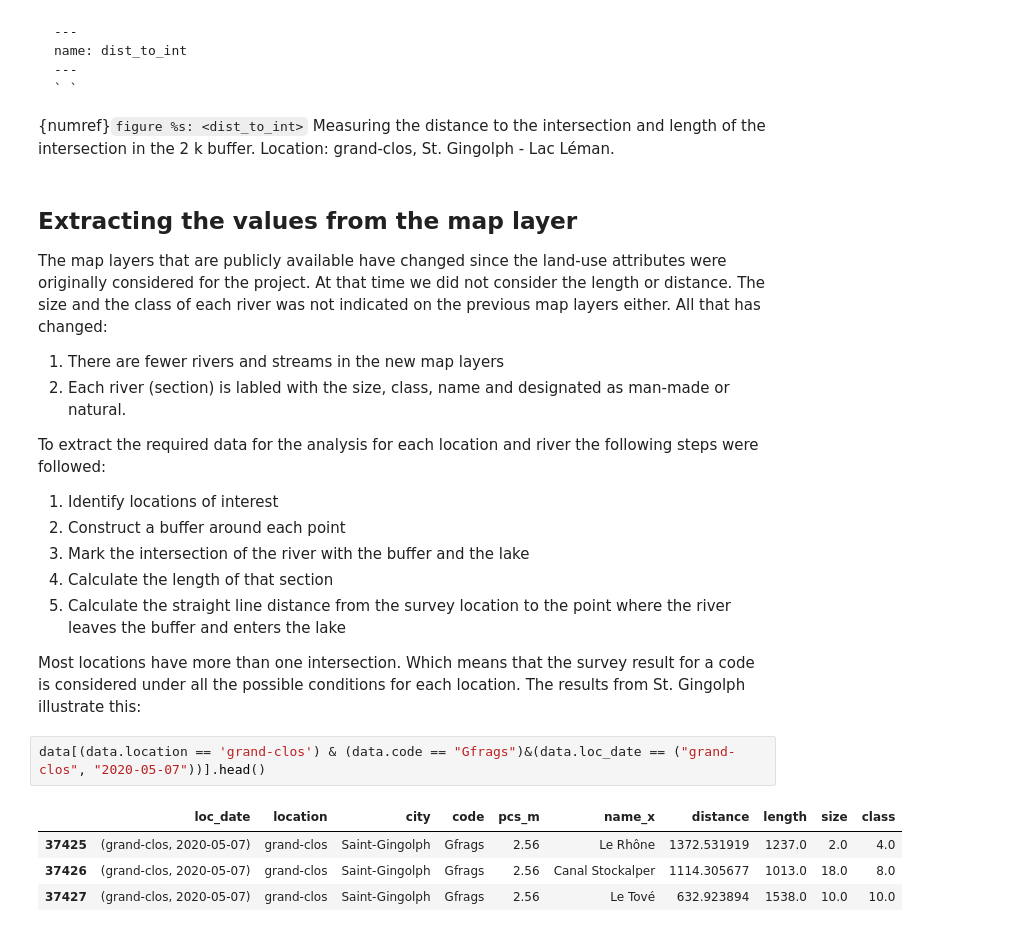
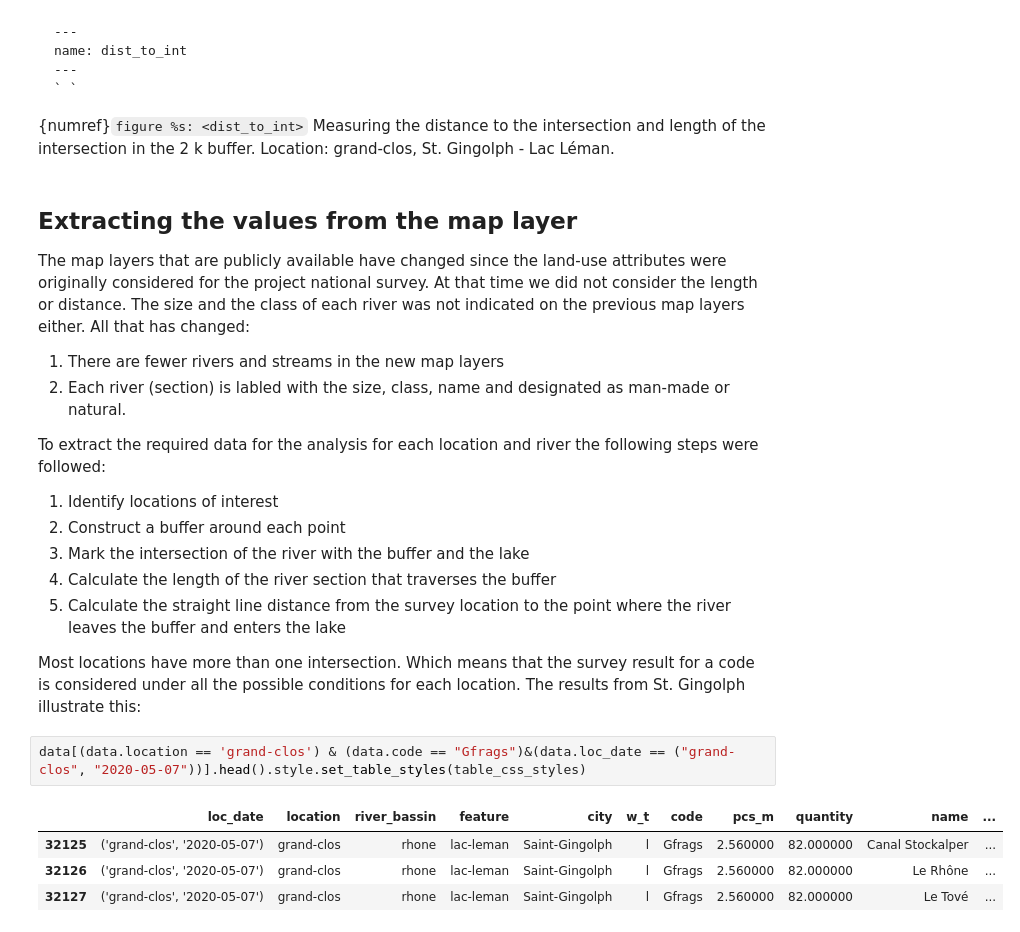
Before and after one commit to hammerdirt-analyst/landuse, a Jupyter notebook: consider_distance_to_river.ipynb, the cells around one changed output. Cells and saved outputs as stored; diff of their text form.

```diff
--- a/consider_distance_to_river.ipynb
+++ b/consider_distance_to_river.ipynb
@@ -338,7 +265,7 @@ name: dist_to_int
 # %% [markdown]
 ## Extracting the values from the map layer
 
-The map layers that are publicly available have changed since the land-use attributes were originally considered for the project. At that time we did not consider the length or distance. The size and the class of each river was not indicated on the previous map layers either. All that has changed:
+The map layers that are publicly available have changed since the land-use attributes were originally considered for the project national survey. At that time we did not consider the length or distance. The size and the class of each river was not indicated on the previous map layers either. All that has changed:
 
 1. There are fewer rivers and streams in the new map layers
 2. Each river (section) is labled with the size, class, name and designated as man-made or natural.
@@ -348,14 +275,14 @@ To extract the required data for the analysis for each location and river the fo
 1. Identify locations of interest
 2. Construct a buffer around each point
 3. Mark the intersection of the river with the buffer and the lake
-4. Calculate the length of that section
+4. Calculate the length of the river section that traverses the buffer
 5. Calculate the straight line distance from the survey location to the point where the river leaves the buffer and enters the lake
 
 Most locations have more than one intersection. Which means that the survey result for a code is considered under all the possible conditions for each location. The results from St. Gingolph illustrate this:
 # %%
-data[(data.location == 'grand-clos') & (data.code == "Gfrags")&(data.loc_date == ("grand-clos", "2020-05-07"))].head()
+data[(data.location == 'grand-clos') & (data.code == "Gfrags")&(data.loc_date == ("grand-clos", "2020-05-07"))].head().style.set_table_styles(table_css_styles)
 # %% [output]
-|  | loc_date | location | city | code | pcs_m | name_x | distance | length | size | class |
-| 37425 | (grand-clos, 2020-05-07) | grand-clos | Saint-Gingolph | Gfrags | 2.56 | Le Rhône | 1372.531919 | 1237.0 | 2.0 | 4.0 |
-| 37426 | (grand-clos, 2020-05-07) | grand-clos | Saint-Gingolph | Gfrags | 2.56 | Canal Stockalper | 1114.305677 | 1013.0 | 18.0 | 8.0 |
-| 37427 | (grand-clos, 2020-05-07) | grand-clos | Saint-Gingolph | Gfrags | 2.56 | Le Tové | 632.923894 | 1538.0 | 10.0 | 10.0 |
+|  | loc_date | location | river_bassin | feature | city | w_t | code | pcs_m | quantity | name | ... |
+| 32125 | ('grand-clos', '2020-05-07') | grand-clos | rhone | lac-leman | Saint-Gingolph | l | Gfrags | 2.560000 | 82.000000 | Canal Stockalper | ... |
+| 32126 | ('grand-clos', '2020-05-07') | grand-clos | rhone | lac-leman | Saint-Gingolph | l | Gfrags | 2.560000 | 82.000000 | Le Rhône | ... |
+| 32127 | ('grand-clos', '2020-05-07') | grand-clos | rhone | lac-leman | Saint-Gingolph | l | Gfrags | 2.560000 | 82.000000 | Le Tové | ... |
```
Also changed, not shown: parts of 36 cells of this notebook, 7 other files.
